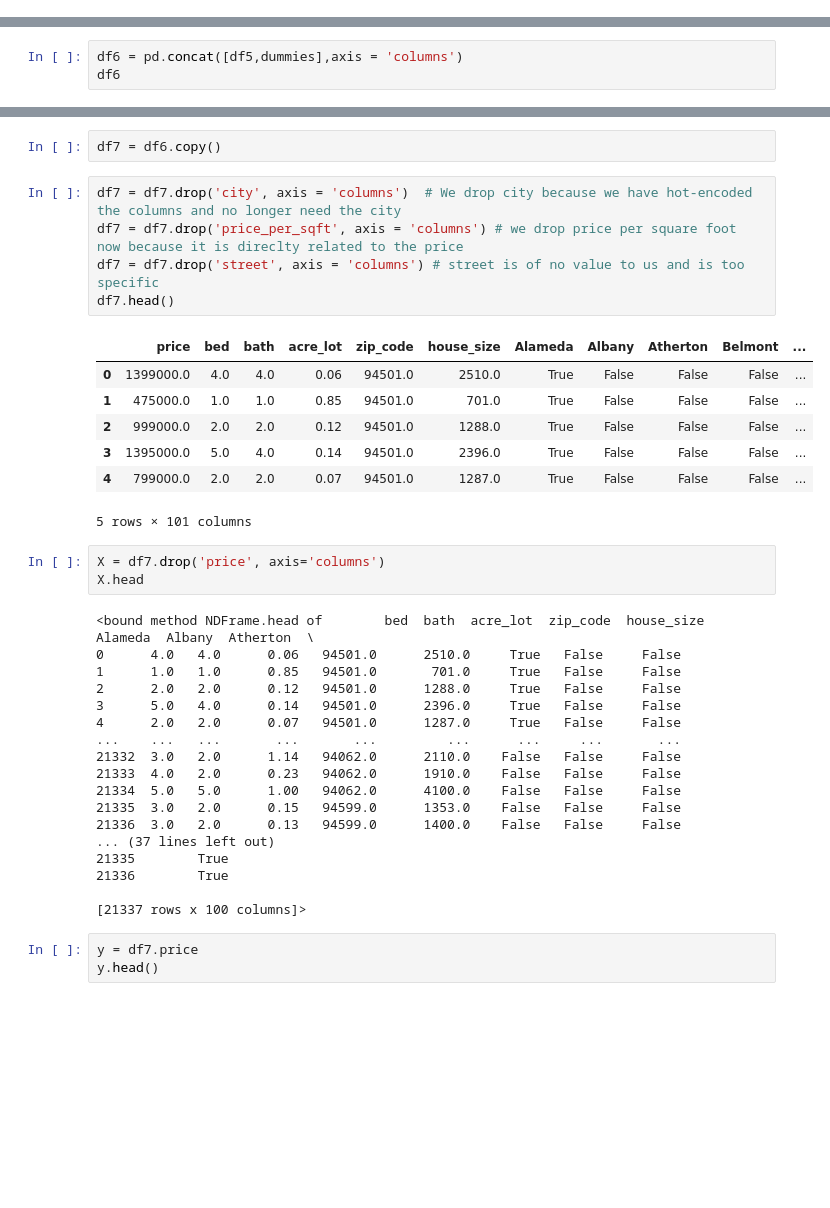
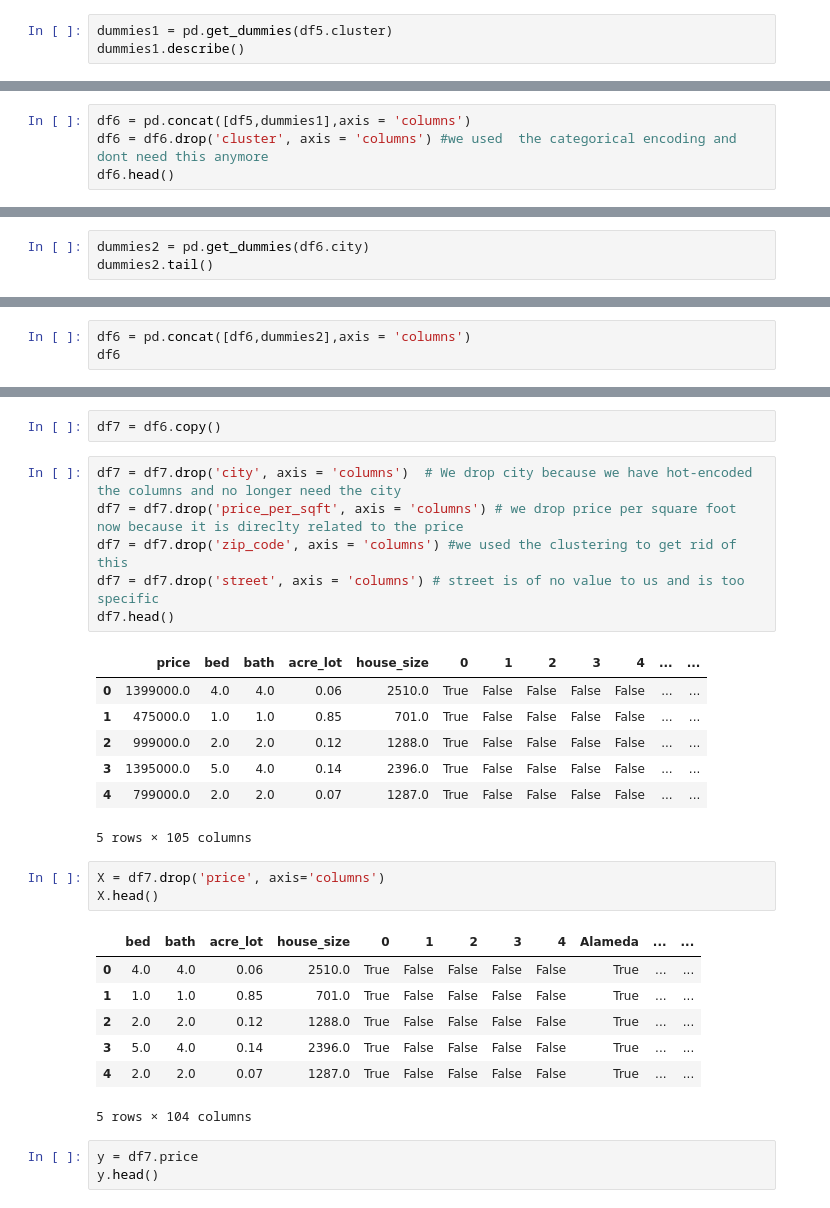
Before and after one commit to ItamarLevi02/House_Price_Prediction, a Jupyter notebook: flask/model/model.ipynb, the cells around one changed output, grey strips where cells are left out. Drawn from its saved outputs; the diff is of its cells as text; blank space fills up the shorter version.

```diff
--- a/flask/model/model.ipynb
+++ b/flask/model/model.ipynb
@@ -181,0 +355,3 @@ dummies.head()
+# %%
+dummies1 = pd.get_dummies(df5.cluster)
+dummies1.describe()
@@ -181,0 +364,4 @@ dummies.head()
+# %%
+df6 = pd.concat([df5,dummies1],axis = 'columns')
+df6 = df6.drop('cluster', axis = 'columns') #we used  the categorical encoding and dont need this anymore
+df6.head()
@@ -181,0 +375,3 @@ dummies.head()
+# %%
+dummies2 = pd.get_dummies(df6.city)
+dummies2.tail()
@@ -182,4 +386,4 @@ dummies.head()
 # %%
-df6 = pd.concat([df5,dummies],axis = 'columns')
+df6 = pd.concat([df6,dummies2],axis = 'columns')
 df6
 # %% [output]
@@ -201,37 +405,28 @@ df7 = df6.copy()
 # %%
 df7 = df7.drop('city', axis = 'columns')  # We drop city because we have hot-encoded the columns and no longer need the city
 df7 = df7.drop('price_per_sqft', axis = 'columns') # we drop price per square foot now because it is direclty related to the price
+df7 = df7.drop('zip_code', axis = 'columns') #we used the clustering to get rid of this
 df7 = df7.drop('street', axis = 'columns') # street is of no value to us and is too specific
 df7.head()
 # %% [output]
-|  | price | bed | bath | acre_lot | zip_code | house_size | Alameda | Albany | Atherton | Belmont | ... |
-| 0 | 1399000.0 | 4.0 | 4.0 | 0.06 | 94501.0 | 2510.0 | True | False | False | False | ... |
-| 1 | 475000.0 | 1.0 | 1.0 | 0.85 | 94501.0 | 701.0 | True | False | False | False | ... |
-| 2 | 999000.0 | 2.0 | 2.0 | 0.12 | 94501.0 | 1288.0 | True | False | False | False | ... |
-| 3 | 1395000.0 | 5.0 | 4.0 | 0.14 | 94501.0 | 2396.0 | True | False | False | False | ... |
-| 4 | 799000.0 | 2.0 | 2.0 | 0.07 | 94501.0 | 1287.0 | True | False | False | False | ... |
+|  | price | bed | bath | acre_lot | house_size | 0 | 1 | 2 | 3 | 4 | ... | ... |
+| 0 | 1399000.0 | 4.0 | 4.0 | 0.06 | 2510.0 | True | False | False | False | False | ... | ... |
+| 1 | 475000.0 | 1.0 | 1.0 | 0.85 | 701.0 | True | False | False | False | False | ... | ... |
+| 2 | 999000.0 | 2.0 | 2.0 | 0.12 | 1288.0 | True | False | False | False | False | ... | ... |
+| 3 | 1395000.0 | 5.0 | 4.0 | 0.14 | 2396.0 | True | False | False | False | False | ... | ... |
+| 4 | 799000.0 | 2.0 | 2.0 | 0.07 | 1287.0 | True | False | False | False | False | ... | ... |
-5 rows × 101 columns
+5 rows × 105 columns
 # %%
 X = df7.drop('price', axis='columns')
-X.head
+X.head()
 # %% [output]
+|  | bed | bath | acre_lot | house_size | 0 | 1 | 2 | 3 | 4 | Alameda | ... | ... |
+| 0 | 4.0 | 4.0 | 0.06 | 2510.0 | True | False | False | False | False | True | ... | ... |
+| 1 | 1.0 | 1.0 | 0.85 | 701.0 | True | False | False | False | False | True | ... | ... |
+| 2 | 2.0 | 2.0 | 0.12 | 1288.0 | True | False | False | False | False | True | ... | ... |
+| 3 | 5.0 | 4.0 | 0.14 | 2396.0 | True | False | False | False | False | True | ... | ... |
+| 4 | 2.0 | 2.0 | 0.07 | 1287.0 | True | False | False | False | False | True | ... | ... |
-<bound method NDFrame.head of        bed  bath  acre_lot  zip_code  house_size  Alameda  Albany  Atherton  \
-0      4.0   4.0      0.06   94501.0      2510.0     True   False     False
-1      1.0   1.0      0.85   94501.0       701.0     True   False     False
-2      2.0   2.0      0.12   94501.0      1288.0     True   False     False
-3      5.0   4.0      0.14   94501.0      2396.0     True   False     False
-4      2.0   2.0      0.07   94501.0      1287.0     True   False     False
-...    ...   ...       ...       ...         ...      ...     ...       ...
-21332  3.0   2.0      1.14   94062.0      2110.0    False   False     False
-21333  4.0   2.0      0.23   94062.0      1910.0    False   False     False
-21334  5.0   5.0      1.00   94062.0      4100.0    False   False     False
-21335  3.0   2.0      0.15   94599.0      1353.0    False   False     False
-21336  3.0   2.0      0.13   94599.0      1400.0    False   False     False
-... (37 lines left out)
-21335        True
-21336        True
-
-[21337 rows x 100 columns]>
+5 rows × 104 columns
 # %%
 y = df7.price
 y.head()
```
Also changed, not shown: parts of 31 cells of this notebook, 17 other files.
